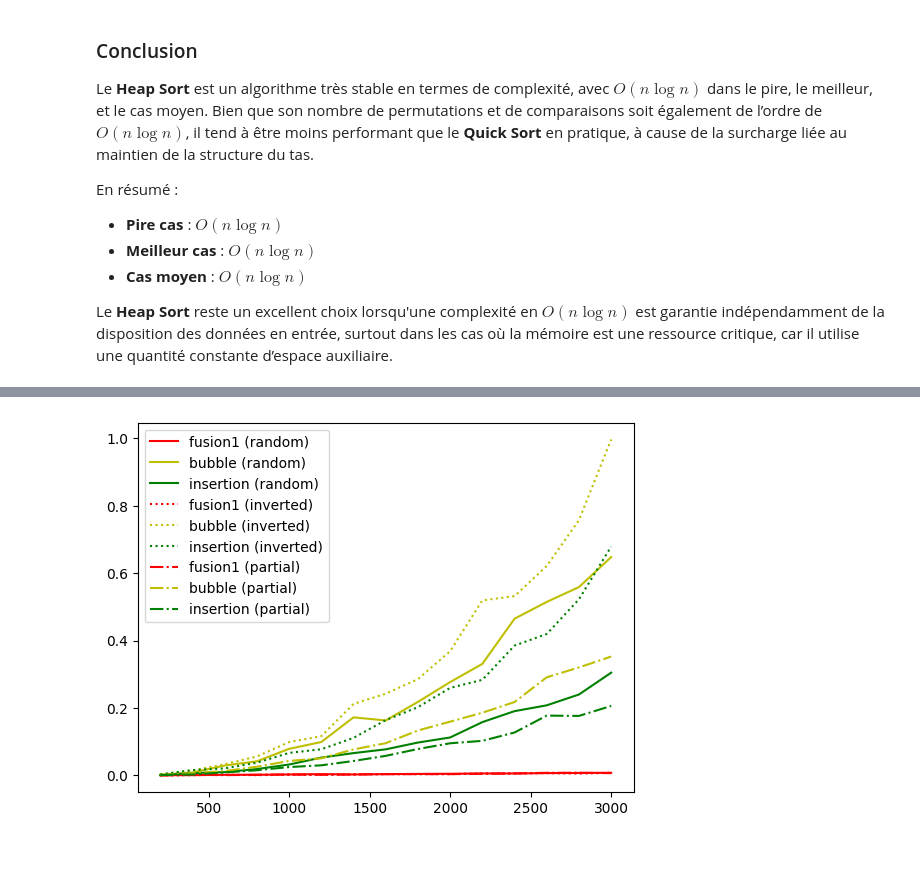
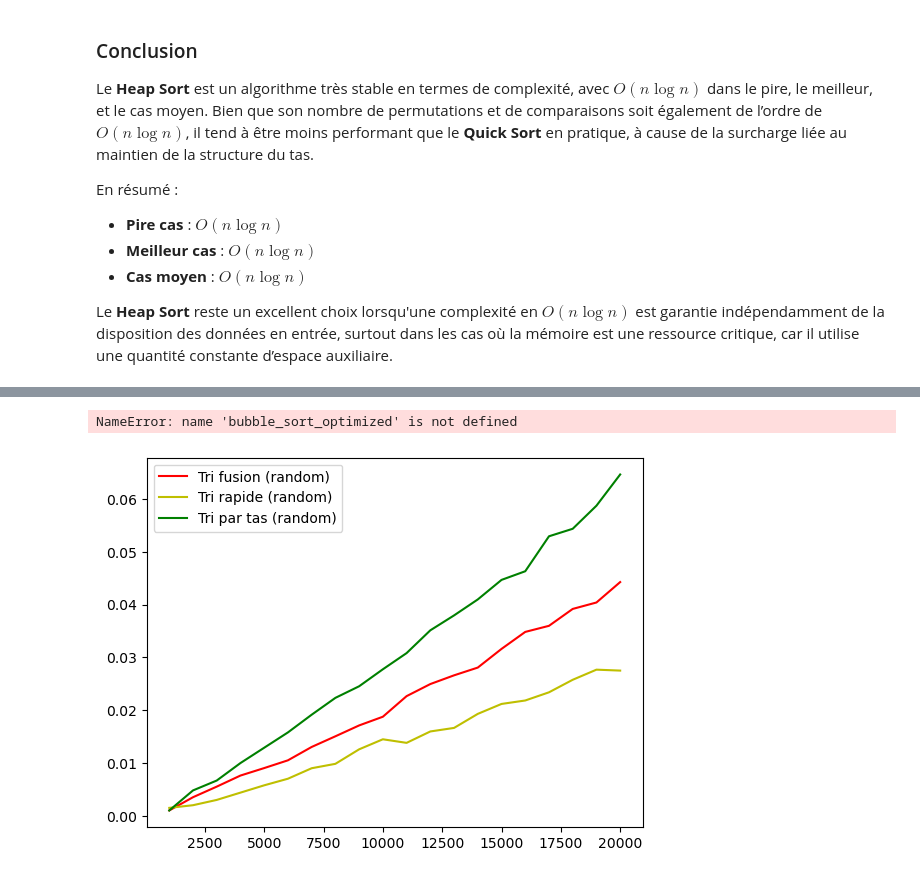
Before and after one commit to Nikoala4/IT4A, a Jupyter notebook: IT4A_Complexity_Project.ipynb, the cells around one changed output, grey strips where cells are left out. Saved outputs shown, nothing was run; the diff lists cells and outputs as text; code cells hidden in the pictures.

```diff
--- a/IT4A_Complexity_Project.ipynb
+++ b/IT4A_Complexity_Project.ipynb
@@ -772,4 +746,8 @@ Cas moyen pour quick_sort: ([2450, 5700, 9258, 13037, 16863, 20924, 25005, 29260
 # %%
-executerTriConcurrence([merge_sort,bubble_sort_optimized,insertion_sort], ['fusion1','bubble','insertion'], ['r', 'y', 'g', 'b'], nlist=15, nval=200, surplace=True, liste=['random', 'inverted', 'partial'])
+executerTriConcurrence([selection_sort,bubble_sort_optimized,insertion_sort], ['Tri par sélection','Tri à bulles','Tri par insertion'], ['r', 'y', 'g', 'b'], nlist=15, nval=200, surplace=True, liste=['random', 'inverted', 'sorted'])
 # %% [output]
-[figure, removed]
+NameError: name 'bubble_sort_optimized' is not defined
+# %%
+executerTriConcurrence([merge_sort,quick_sort,heap_sort], ['Tri fusion','Tri rapide','Tri par tas'], ['r', 'y', 'g', 'b'], nlist=20, nval=1000, surplace=True, liste=['random'])
+# %% [output]
+[figure, added]
```
Also changed, not shown: parts of 20 cells of this notebook, 2 other files.
